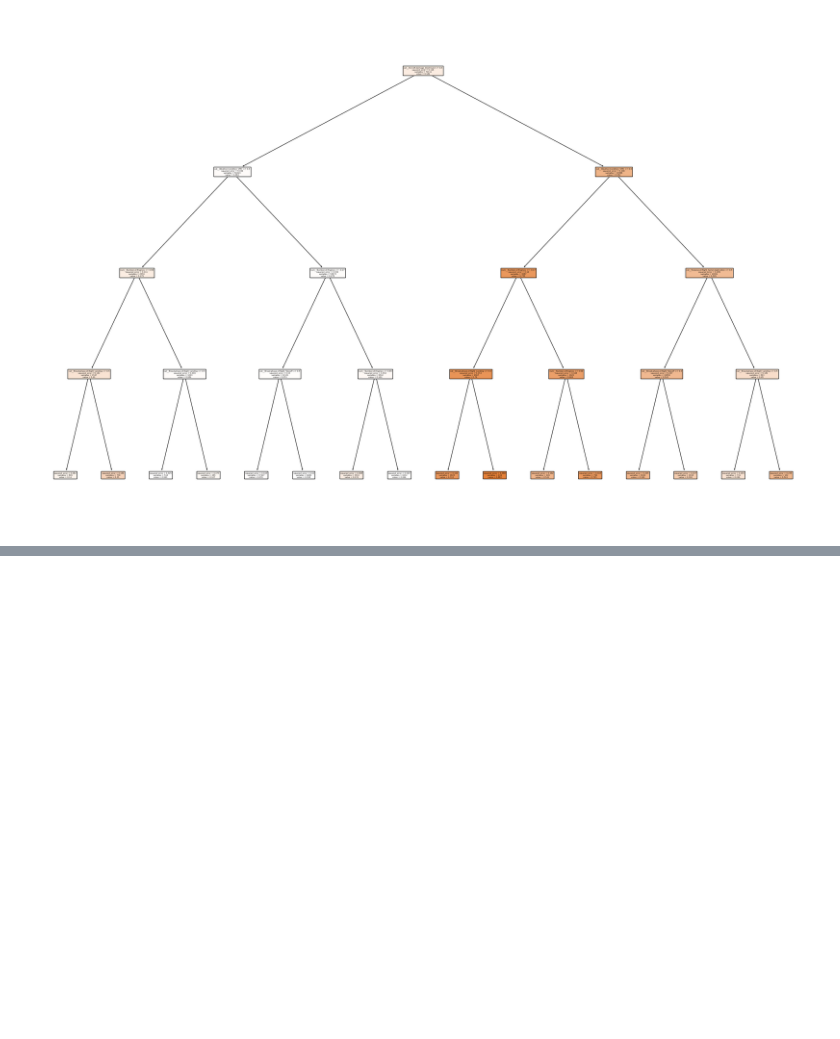
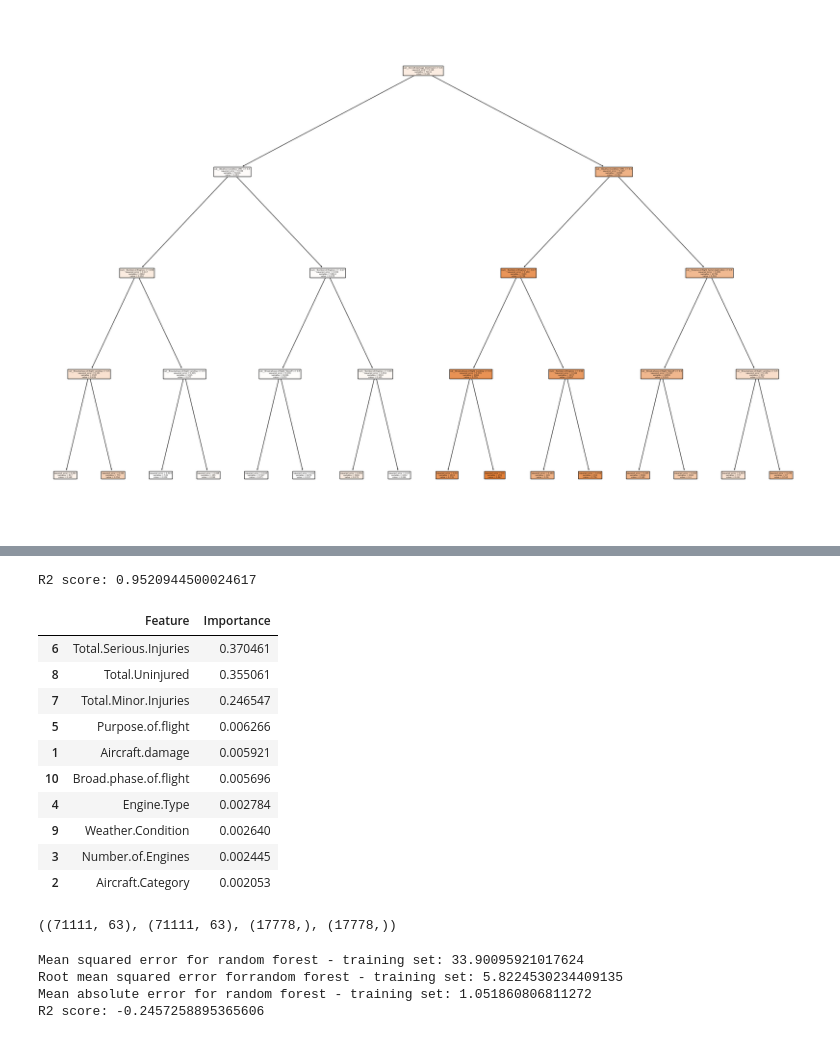
Before and after one commit to katarzynakarwacka/DS-projects, a Jupyter notebook: Plane_crash_analysis/plane_crash_analysis.ipynb, the cells around one changed output, grey strips where cells are left out. Saved outputs shown, nothing was run; the diff lists cells and outputs as text; code cells hidden in the pictures; blank space fills up the shorter version.

```diff
--- a/Plane_crash_analysis/plane_crash_analysis.ipynb
+++ b/Plane_crash_analysis/plane_crash_analysis.ipynb
@@ -826,0 +924,49 @@ R2 score: -2.298934195521518e-05
+# %%
+rf_new = RandomForestRegressor(n_estimators=100)
+rf_new.fit(X_train_new, y_train_new)
+
+y_rf_new_pred = rf_new.predict(X_test_new)
+# %%
+# r2 ratio
+
+r2_rf_new = r2_score(y_test_new, y_rf_new_pred)
+
+print(f"R2 score: {r2_rf_new}")
+# %% [output]
+R2 score: 0.9520944500024617
+# %%
+
+feature_importances = rf_new.feature_importances_
+feature_names = X_new.columns
+
+feature_importance_df = pd.DataFrame({'Feature': feature_names, 'Importance': feature_importances})
+
+feature_importance_df = feature_importance_df.sort_values(by='Importance', ascending=False)
+# %%
+feature_importance_df.sort_values('Importance', ascending=False).head(10)
+
+#adding information regarding serious, minor and lack of injuries to the model results in creating a model in which these mentioned features are the only important.
+# %% [output]
+|  | Feature | Importance |
+| 6 | Total.Serious.Injuries | 0.370461 |
+| 8 | Total.Uninjured | 0.355061 |
+| 7 | Total.Minor.Injuries | 0.246547 |
+| 5 | Purpose.of.flight | 0.006266 |
+| 1 | Aircraft.damage | 0.005921 |
+| 10 | Broad.phase.of.flight | 0.005696 |
+| 4 | Engine.Type | 0.002784 |
+| 9 | Weather.Condition | 0.002640 |
+| 3 | Number.of.Engines | 0.002445 |
+| 2 | Aircraft.Category | 0.002053 |
+# %%
+# creating models predicting the number of fatal injuries
+X = transformed_data
+y = dropped_col_df["Total.Fatal.Injuries"]
+
+
+
+X_train, X_test, y_train, y_test = train_test_split(X, y, test_size=0.2)
+
+X_train.shape, X_train.shape, y_test.shape, y_test.shape
+# %% [output]
+((71111, 63), (71111, 63), (17778,), (17778,))
@@ -826,0 +984,15 @@ R2 score: -2.298934195521518e-05
+# %%
+print(f"Mean squared error for random forest - training set: {rf_fatal_mse}")
+print(f"Root mean squared error forrandom forest - training set: {rf_fatal_rmse}")
+print(f"Mean absolute error for random forest - training set: {rf_fatal_mae}")
+
+# r2 ratio
+
+r2_rf_fatal = r2_score(y_train, y_pred_fatal_rf)
+
+print(f"R2 score: {r2_rf_fatal}")
+# %% [output]
+Mean squared error for random forest - training set: 33.90095921017624
+Root mean squared error forrandom forest - training set: 5.8224530234409135
+Mean absolute error for random forest - training set: 1.051860806811272
+R2 score: -0.2457258895365606
```
Also changed, not shown: parts of 47 cells of this notebook, 6 other files.
